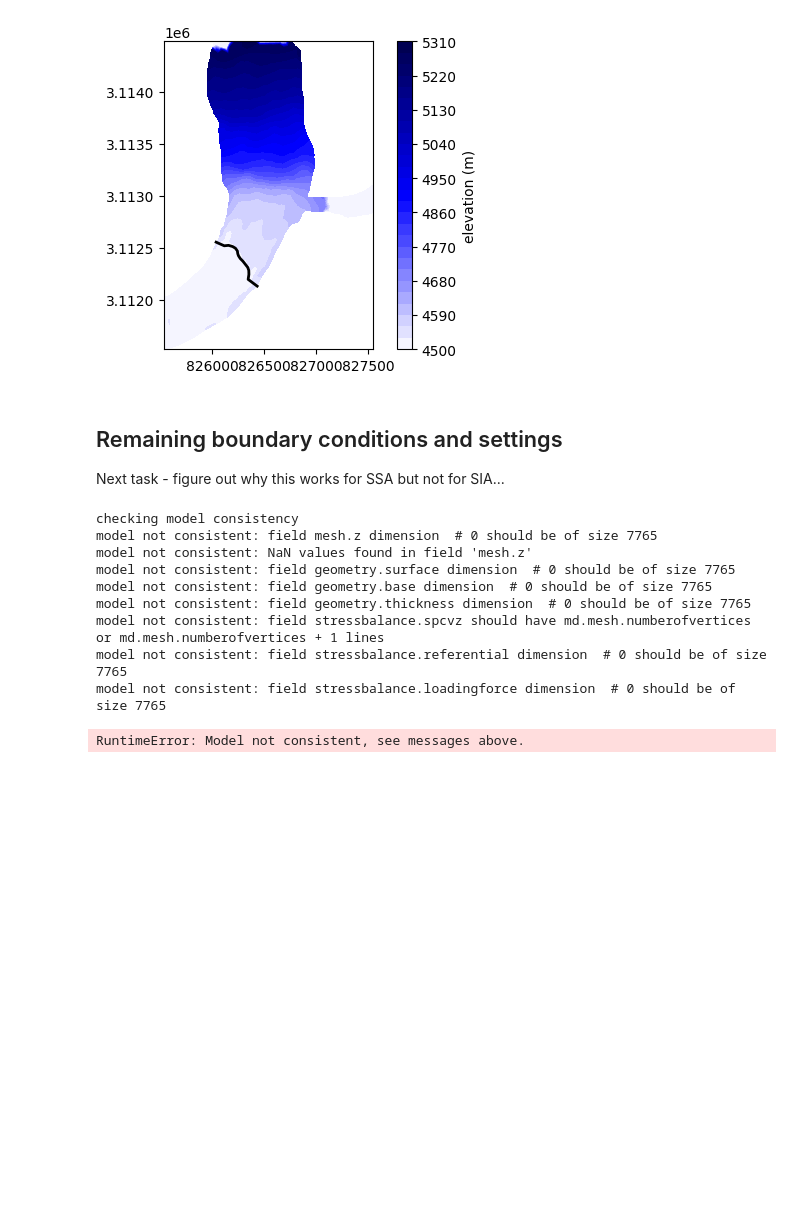
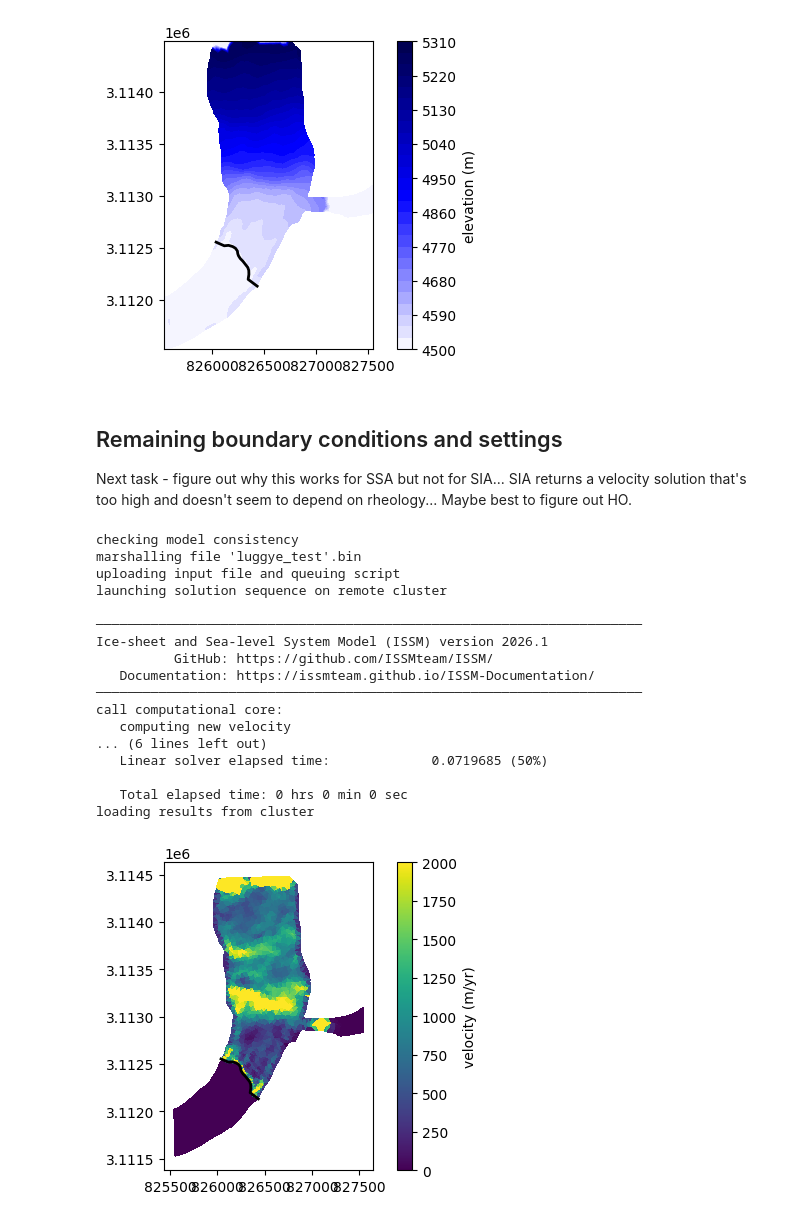
Before and after one commit to chrismiele/glimmer, a Jupyter notebook: issm/mesh_luggye.ipynb, the cells around one changed output. Drawn from its saved outputs; the diff is of its cells as text; code cells hidden in the pictures; blank space fills up the shorter version.

```diff
--- a/issm/mesh_luggye.ipynb
+++ b/issm/mesh_luggye.ipynb
@@ -273,6 +275,7 @@ plt.show()
 # %%
 md.stressbalance.spcvx = np.full(mx.size, np.nan) #initialize single-point constraints (SPCs) on vx and vy
 md.stressbalance.spcvy = np.full(mx.size, np.nan) #wherever these remain nans, the model assumes an ice front
+md.stressbalance.spcvz = np.full(mx.size, np.nan)
 
 Γ_side1 = np.isin(np.arange(mx.size), side_1)
 Γ_side2 = np.isin(np.arange(mx.size), side_2)
@@ -343,12 +346,9 @@ plt.show()
 # %% [markdown]
 ## Remaining boundary conditions and settings
 
-Next task - figure out why this works for SSA but not for SIA...
+Next task - figure out why this works for SSA but not for SIA... SIA returns a velocity solution that's too high and doesn't seem to depend on rheology... Maybe best to figure out HO.
 # %%
-md = md.extrude(5, 1., 1.)   # 5 vertical layers, evenly spaced
-
-
-md = setflowequation(md, 'HO', 'all')
+md = setflowequation(md, 'SIA', 'all')
 
 s = dem_on_mesh.copy()
 s[~ice_mask] = waterline
@@ -356,40 +356,55 @@ H = 50*np.ones_like(mx)
 H[~ice_mask] = 0
 b = s - H
 
-md.geometry.surface = s.copy() #this can be the surface
+md.geometry.surface = s.copy()
 md.geometry.thickness = H.copy()
 md.geometry.base = b.copy()
-md.masstransport.spcthickness = np.full(mx.size, np.nan)
-md.stressbalance.referential = np.nan*np.ones((len(mx), 6))
-md.stressbalance.loadingforce = np.zeros((len(mx), 3))
+
+md = md.extrude(5, 1., 1.) if md.flowequation.isHO else md
+mx, my = md.mesh.x, md.mesh.y
+nodes, elements = md.mesh.numberofvertices, md.mesh.numberofelements
+
+md.masstransport.spcthickness = np.full(nodes, np.nan)
+md.stressbalance.referential = np.nan*np.ones((nodes, 6))
+md.stressbalance.loadingforce = np.zeros((nodes, 3))
 md.miscellaneous.name = 'luggye_test'
-num_e = md.mesh.numberofelements
-md.friction.coefficient = 10*np.ones((num_e))
-md.friction.p = np.ones((num_e))
-md.friction.q = np.ones((num_e))
-temp_C = -20
-md.materials.rheology_B = cuffey((273 + temp_C)*np.ones_like(mx))
-md.flowequation.vertex_equation = 2*np.ones(md.mesh.numberofvertices, dtype=int)
-md.flowequation.element_equation = 2*np.ones(md.mesh.numberofelements, dtype=int)
+md.friction.coefficient = 10*np.ones((elements))
+md.friction.p = np.ones((elements))
+md.friction.q = np.ones((elements))
+temp_C = 0
+md.materials.rheology_B = cuffey((273 + temp_C)*np.ones(nodes))
+md.flowequation.vertex_equation = 2*np.ones(nodes, dtype=int)
+md.flowequation.element_equation = 2*np.ones(elements, dtype=int)
+md.basalforcings.groundedice_melting_rate = np.zeros(nodes)
+md.basalforcings.floatingice_melting_rate = np.zeros(nodes)
 # %%
 md = solve(md, 'StressBalance')
 # %% [output]
 checking model consistency
-model not consistent: field mesh.z dimension  # 0 should be of size 7765
-model not consistent: NaN values found in field 'mesh.z'
-model not consistent: field geometry.surface dimension  # 0 should be of size 7765
-model not consistent: field geometry.base dimension  # 0 should be of size 7765
-model not consistent: field geometry.thickness dimension  # 0 should be of size 7765
-model not consistent: field stressbalance.spcvz should have md.mesh.numberofvertices or md.mesh.numberofvertices + 1 lines
-model not consistent: field stressbalance.referential dimension  # 0 should be of size 7765
-model not consistent: field stressbalance.loadingforce dimension  # 0 should be of size 7765
+marshalling file 'luggye_test'.bin
+uploading input file and queuing script
+launching solution sequence on remote cluster
+
+──────────────────────────────────────────────────────────────────────
+Ice-sheet and Sea-level System Model (ISSM) version 2026.1
+          GitHub: https://github.com/ISSMteam/ISSM/
+   Documentation: https://issmteam.github.io/ISSM-Documentation/
+──────────────────────────────────────────────────────────────────────
+call computational core:
+   computing new velocity
+... (6 lines left out)
+   Linear solver elapsed time:             0.0719685 (50%)
+
+   Total elapsed time: 0 hrs 0 min 0 sec
+loading results from cluster
-RuntimeError: Model not consistent, see messages above.
 # %%
 velocity_solution = md.results.StressbalanceSolution.Vel.flatten()
 
 plt.figure(figsize = (6, 4))
-plt.tripcolor(mx, my, elts, velocity_solution, vmin = 0, vmax = 500)
+plt.tripcolor(mx, my, elts, velocity_solution, vmin = 0, vmax = 2e3)
 plt.plot(tx, ty, 'k-', linewidth = 2, label = 'terminus')
 plt.colorbar(label = 'velocity (m/yr)')
 plt.gca().set_aspect('equal')
 plt.show()
+# %% [output]
+[figure, added]
```
Also changed, not shown: parts of 2 cells of this notebook.
